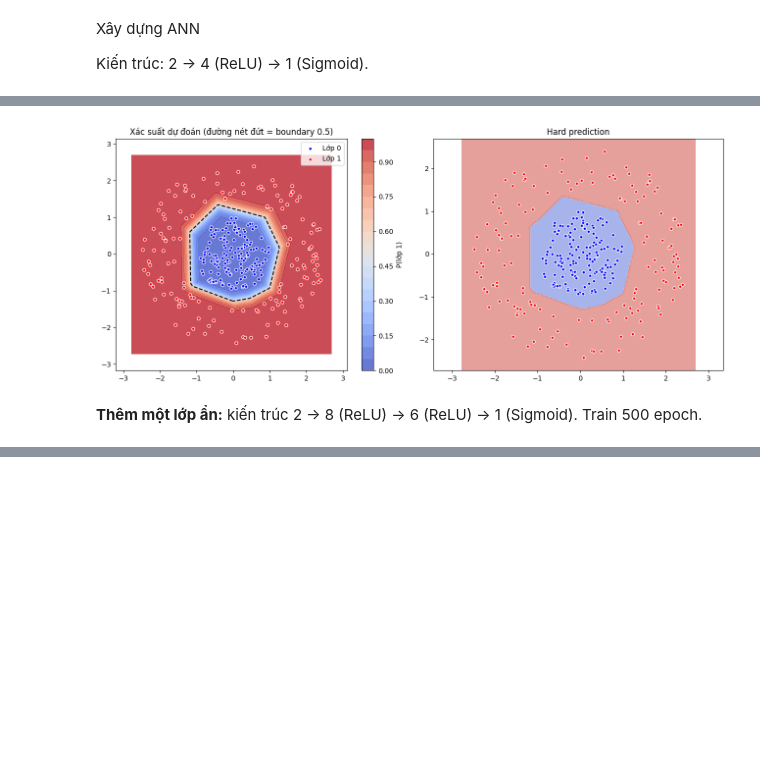
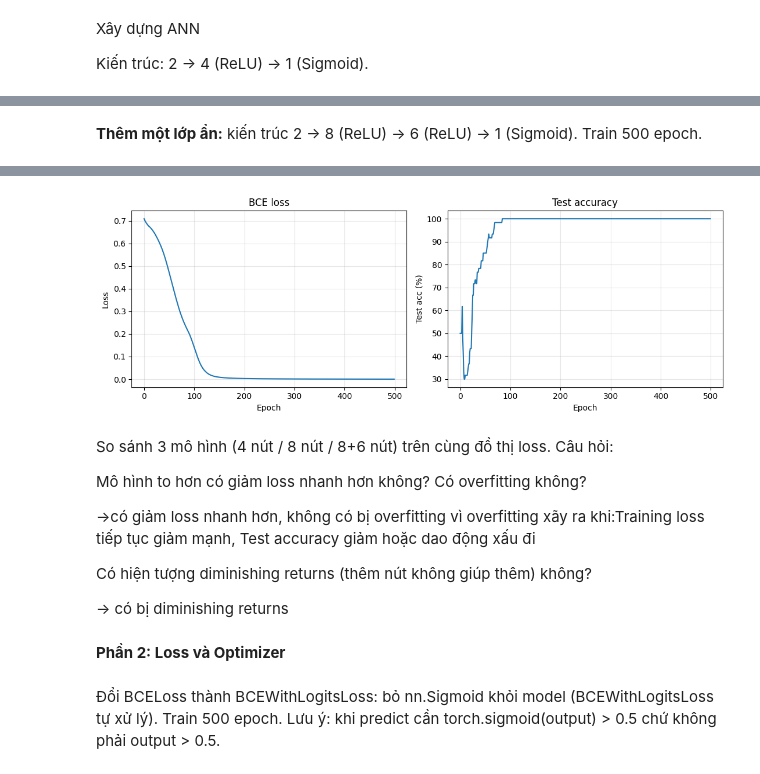
Before and after one commit to gourai1224/2001230259-14DHTH07-DL, a Jupyter notebook: ANN/ANN_BTVN.ipynb, the cells around one changed output, grey strips where cells are left out. Saved outputs shown, nothing was run; the diff lists cells and outputs as text; code cells hidden in the pictures; blank space fills up the shorter version.

```diff
--- a/ANN/ANN_BTVN.ipynb
+++ b/ANN/ANN_BTVN.ipynb
@@ -239,34 +148,3 @@ Epoch  500/500  loss=0.0082  test_acc=100.00%
-# %%
-x_min, x_max = X[:, 0].min() - 0.3, X[:, 0].max() + 0.3
-y_min, y_max = X[:, 1].min() - 0.3, X[:, 1].max() + 0.3
-xx, yy = np.meshgrid(np.linspace(x_min, x_max, 200), np.linspace(y_min, y_max, 200))
-grid = torch.FloatTensor(np.c_[xx.ravel(), yy.ravel()])
-
-model_8nut.eval()
-with torch.no_grad():
-    proba = model_8nut(grid).numpy().reshape(xx.shape)
-
-fig, axes = plt.subplots(1, 2, figsize=(13, 5.5))
-
-# Bên trái: contour xác suất (mềm)
-cs = axes[0].contourf(xx, yy, proba, levels=20, cmap='coolwarm', alpha=0.8)
-axes[0].scatter(X0[:, 0], X0[:, 1], color='blue', edgecolor='white', s=20, label='Lớp 0')
-axes[0].scatter(X1[:, 0], X1[:, 1], color='red',  edgecolor='white', s=20, label='Lớp 1')
-axes[0].contour(xx, yy, proba, levels=[0.5], colors='black', linestyles='--')
-plt.colorbar(cs, ax=axes[0], label='P(lớp 1)')
-axes[0].set_title('Xác suất dự đoán (đường nét đứt = boundary 0.5)')
-axes[0].axis('equal'); axes[0].legend()
-
-# Bên phải: hard prediction
-axes[1].contourf(xx, yy, (proba > 0.5).astype(int), alpha=0.5, cmap='coolwarm')
-axes[1].scatter(X0[:, 0], X0[:, 1], color='blue', edgecolor='white', s=20)
-axes[1].scatter(X1[:, 0], X1[:, 1], color='red',  edgecolor='white', s=20)
-axes[1].set_title('Hard prediction')
-axes[1].axis('equal')
-
-plt.tight_layout(); plt.show()
-# %% [output]
-[figure, removed]
 # %% [markdown]
 **Thêm một lớp ẩn:** kiến trúc 2 → 8 (ReLU) → 6 (ReLU) → 1 (Sigmoid). Train 500 epoch.
 # %%
@@ -287,6 +165,7 @@ ANN_3lop = ANN_3lop()
 criterion = nn.BCELoss()
 optimizer = optim.Adam(ANN_3lop.parameters(), lr=0.01)
 print(ANN_3lop)
+train_model(ANN_3lop, criterion, optimizer, X_train, y_train, X_test, y_test, epochs)
 # %% [output]
 ANN_3lop(
   (layer1): Linear(in_features=2, out_features=8, bias=True)
@@ -299,2 +183,17 @@ ANN_3lop(
+[figure, added]
+# %% [markdown]
+So sánh 3 mô hình (4 nút / 8 nút / 8+6 nút) trên cùng đồ thị loss. Câu hỏi:
+
+Mô hình to hơn có giảm loss nhanh hơn không? Có overfitting không?
+
+->có giảm loss nhanh hơn, không có bị overfitting vì overfitting xãy ra khi:Training loss tiếp tục giảm mạnh, Test accuracy giảm hoặc dao động xấu đi
+
+Có hiện tượng diminishing returns (thêm nút không giúp thêm) không?
+
+-> có bị diminishing returns
+# %% [markdown]
+**Phần 2: Loss và Optimizer**
+# %% [markdown]
+Đổi BCELoss thành BCEWithLogitsLoss: bỏ nn.Sigmoid khỏi model (BCEWithLogitsLoss tự xử lý). Train 500 epoch. Lưu ý: khi predict cần torch.sigmoid(output) > 0.5 chứ không phải output > 0.5.
 # %%
 epochs = 500
```
Also changed, not shown: parts of 26 cells of this notebook.
